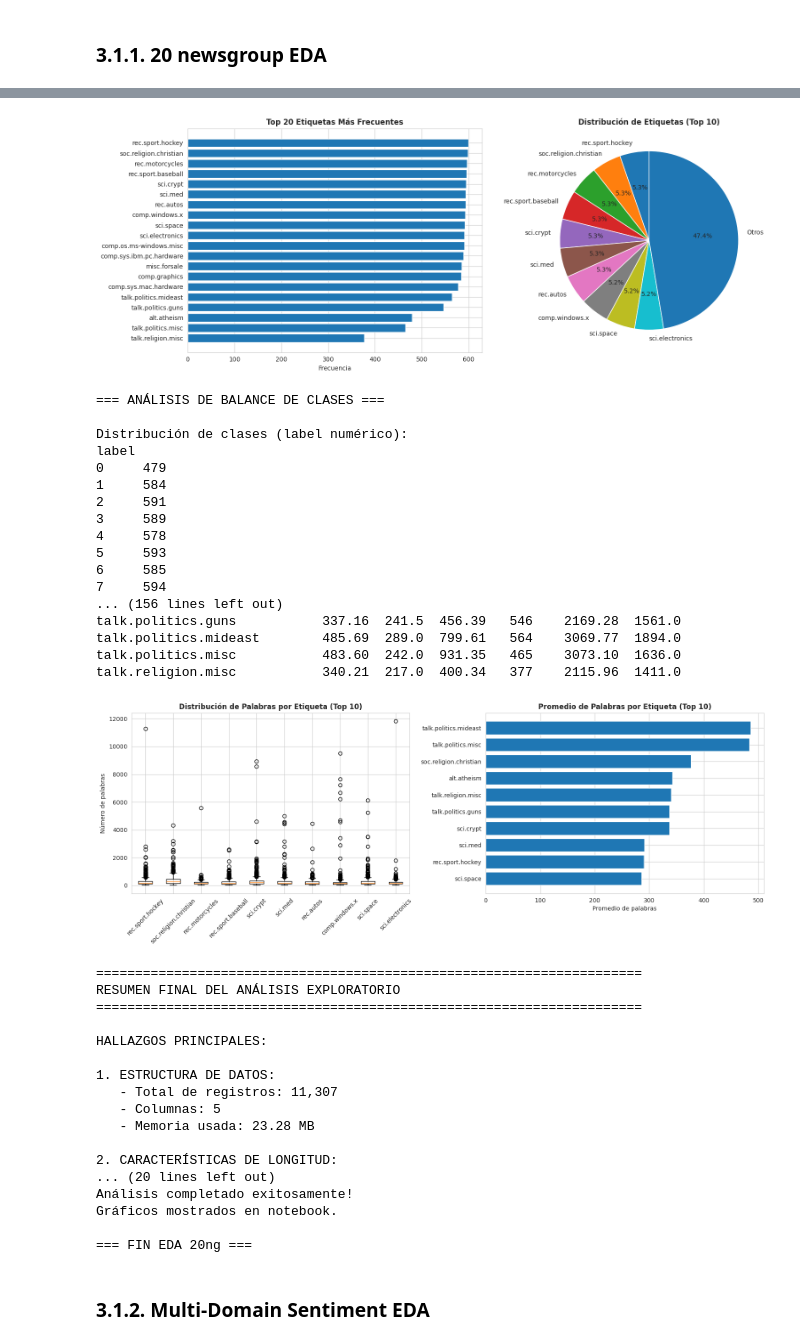
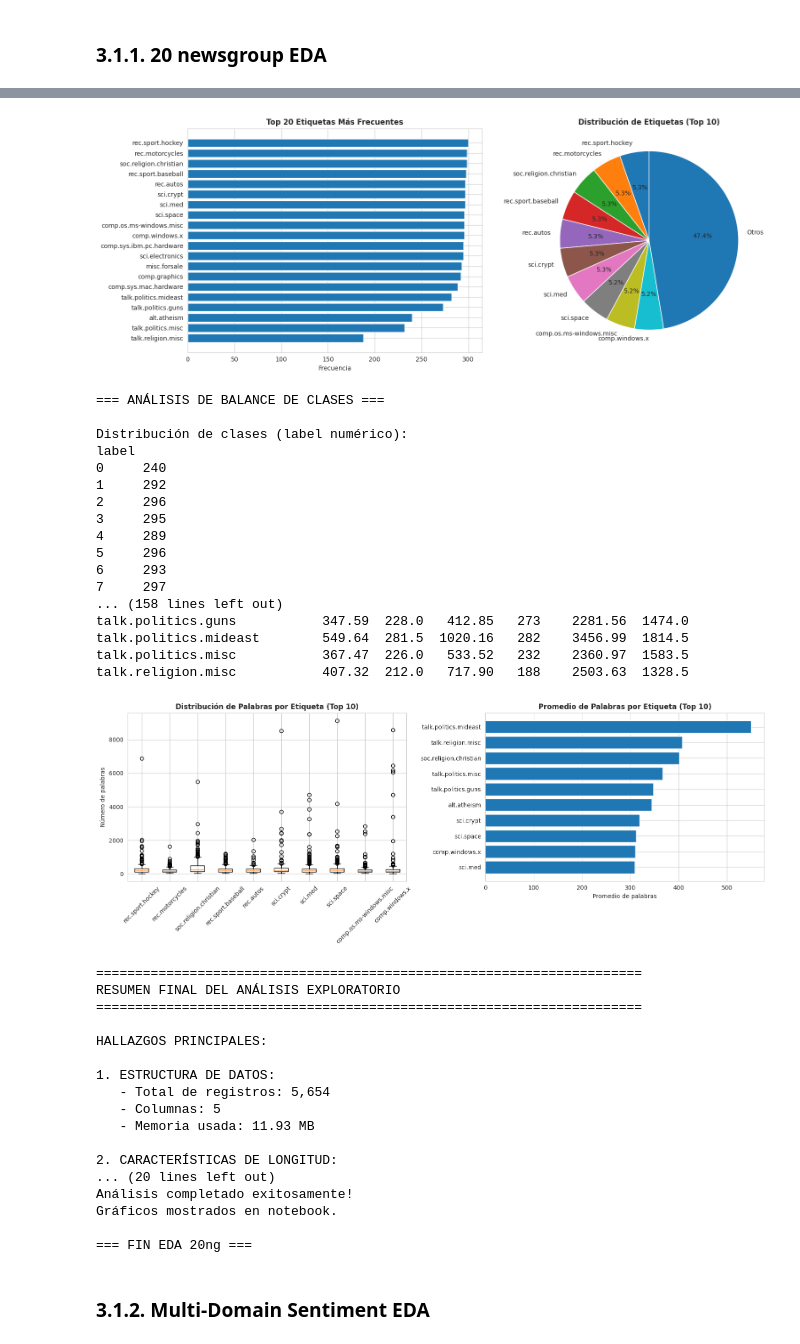
Before and after one commit to andresmosqueraw/tarea5-pln, a Jupyter notebook: mi-solution/solution.ipynb, the cells around one changed output, grey strips where cells are left out. Cells and saved outputs as stored; diff of their text form; code cells hidden in the pictures.

```diff
--- a/mi-solution/solution.ipynb
+++ b/mi-solution/solution.ipynb
@@ -74,0 +77,3 @@ Requirement already satisfied: six>=1.5 in /home/estudiante/tldr-uniandes/encode
+# %%
+NEWS_TRAIN = "/home/estudiante/punto2/mi-solution/news/test.csv"
+MULTI_TRAIN = "/home/estudiante/punto2/mi-solution/mdsd/test.csv"
@@ -75,10 +82,5 @@ Requirement already satisfied: six>=1.5 in /home/estudiante/tldr-uniandes/encode
 # %%
 def run_eda(RUTA_TRAIN_CSV: str, dataset_name: str):
-    """
-    EDA — exactamente el código original pero sin duplicación de bloques.
-    Se muestra en notebook en vez de guardar PNG.
-    """
-
     # Importar librerías necesarias
     import pandas as pd
     import numpy as np
@@ -460,7 +462,7 @@ HALLAZGOS PRINCIPALES:
 # %% [markdown]
 ### 3.1.1. 20 newsgroup EDA
 # %%
-run_eda("./news/train.csv", "20ng")
+run_eda(NEWS_TRAIN, "20ng")
 # %% [output]
 Librerías importadas exitosamente
 Cargando dataset...
@@ -499,23 +501,23 @@ talk.religion.misc          377
 Name: count, dtype: int64
-[figure, old version]
+[figure, new version]
 === ANÁLISIS DE BALANCE DE CLASES ===
 
 Distribución de clases (label numérico):
 label
-0     479
-1     584
-2     591
-3     589
-4     578
-5     593
-6     585
-7     594
-... (156 lines left out)
-talk.politics.guns           337.16  241.5  456.39   546    2169.28  1561.0
-talk.politics.mideast        485.69  289.0  799.61   564    3069.77  1894.0
-talk.politics.misc           483.60  242.0  931.35   465    3073.10  1636.0
-talk.religion.misc           340.21  217.0  400.34   377    2115.96  1411.0
+0     240
+1     292
+2     296
+3     295
+4     289
+5     296
+6     293
+7     297
+... (158 lines left out)
+talk.politics.guns           347.59  228.0   412.85   273    2281.56  1474.0
+talk.politics.mideast        549.64  281.5  1020.16   282    3456.99  1814.5
+talk.politics.misc           367.47  226.0   533.52   232    2360.97  1583.5
+talk.religion.misc           407.32  212.0   717.90   188    2503.63  1328.5
-[figure, old version]
+[figure, new version]
 ======================================================================
 RESUMEN FINAL DEL ANÁLISIS EXPLORATORIO
 ======================================================================
@@ -523,9 +525,9 @@ RESUMEN FINAL DEL ANÁLISIS EXPLORATORIO
 HALLAZGOS PRINCIPALES:
 
 1. ESTRUCTURA DE DATOS:
-   - Total de registros: 11,307
+   - Total de registros: 5,654
    - Columnas: 5
-   - Memoria usada: 23.28 MB
+   - Memoria usada: 11.93 MB
 
 2. CARACTERÍSTICAS DE LONGITUD:
 ... (20 lines left out)
```
Also changed, not shown: parts of 23 cells of this notebook, 9 other files.
